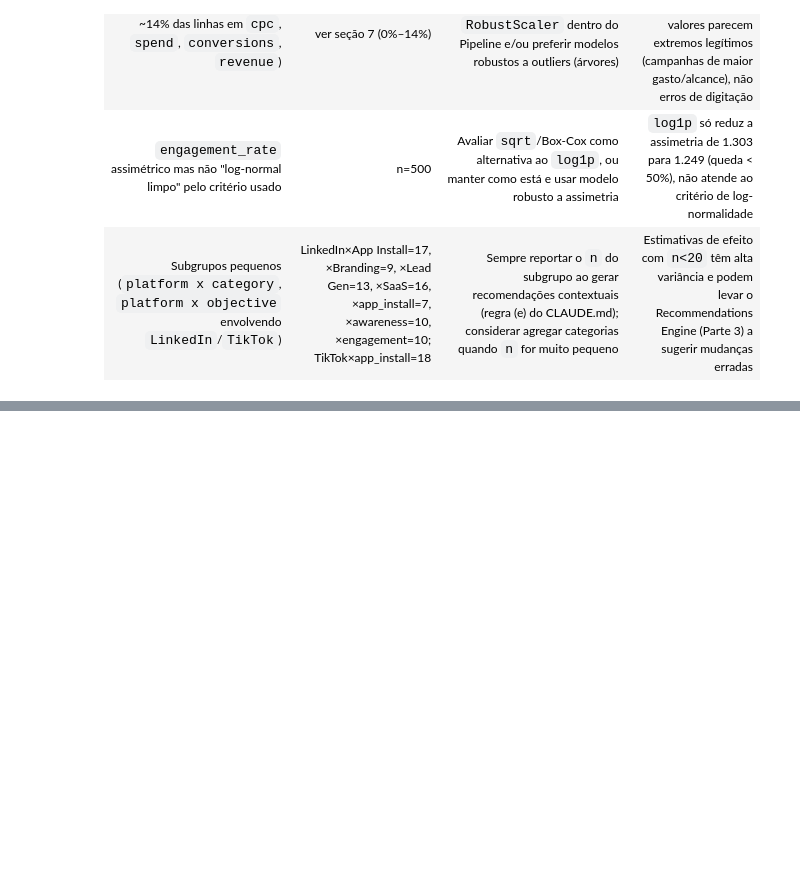
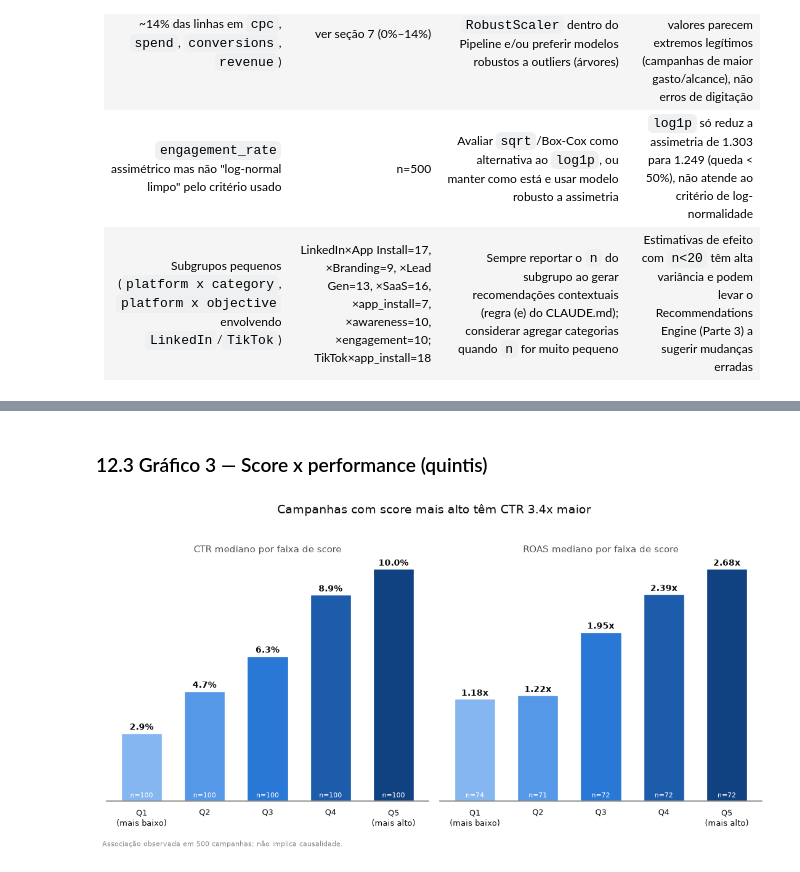
Before and after one commit to emilybrtt/take-home-challenge-klike, a Jupyter notebook: notebooks/01_eda.ipynb, the cells around one changed output, grey strips where cells are left out. Cells and saved outputs as stored; diff of their text form; code cells hidden in the pictures; blank space fills up the shorter version.

```diff
--- a/notebooks/01_eda.ipynb
+++ b/notebooks/01_eda.ipynb
@@ -377,0 +1181,8 @@ Nenhum tratamento foi aplicado nesta etapa — apenas diagnóstico. Os tratament
+# %% [markdown]
+### 12.3 Gráfico 3 — Score x performance (quintis)
+# %%
+fig3 = viz.score_x_performance(df, df_roas)
+fig3.savefig(FIGURES_DIR / "score_x_ctr_e_roas.png", dpi=150, bbox_inches="tight")
+plt.show()
+# %% [output]
+[figure, added]
```
Also changed, not shown: parts of 62 cells of this notebook, 15 other files.
